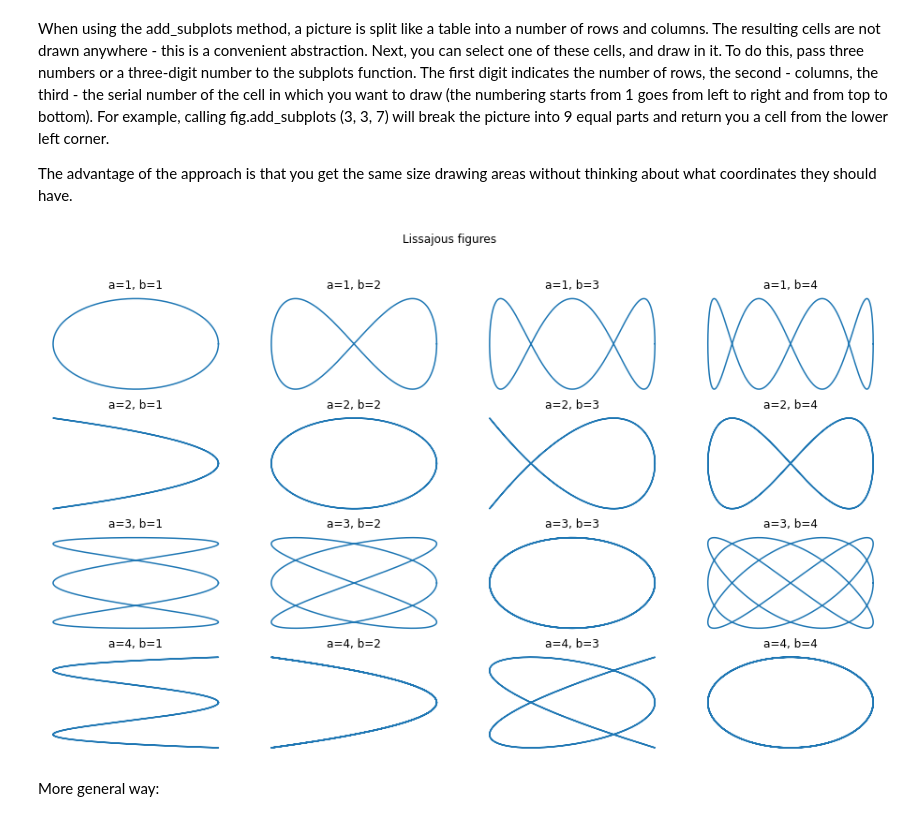
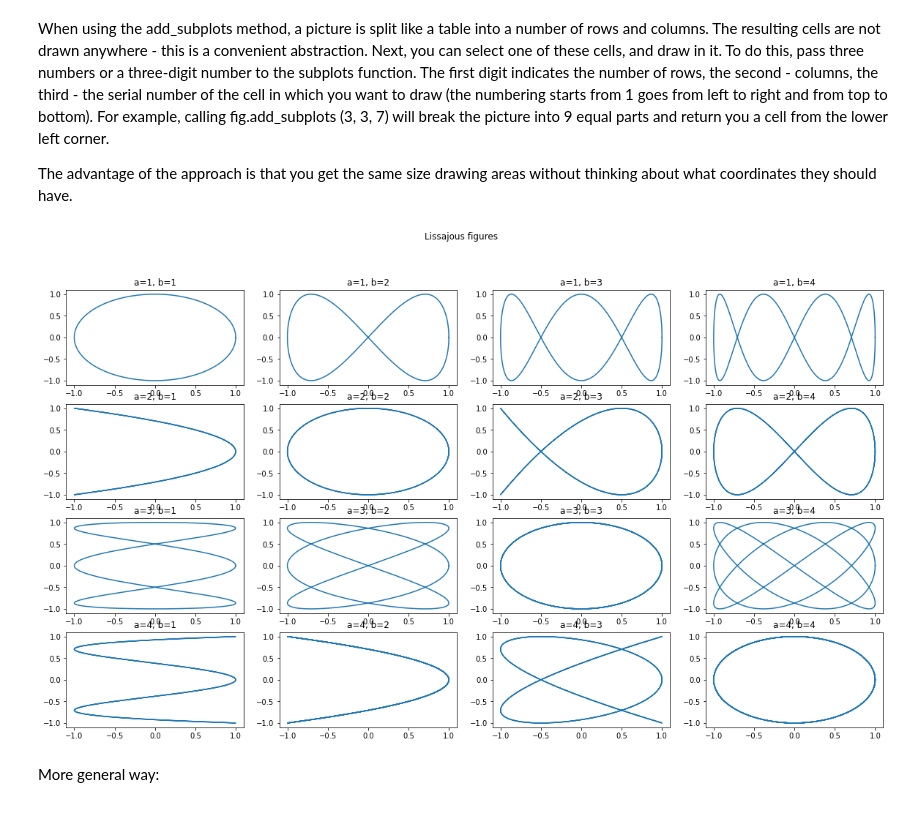
Before and after one commit to girafe-ai/software-development-for-ds, a Jupyter notebook: session12/session12_mpl.ipynb, the cells around one changed output. Cells and saved outputs as stored; diff of their text form; code cells hidden in the pictures.

```diff
--- a/session12/session12_mpl.ipynb
+++ b/session12/session12_mpl.ipynb
@@ -528,33 +550,32 @@ When using the add_subplots method, a picture is split like a table into a numbe
 
 The advantage of the approach is that you get the same size drawing areas without thinking about what coordinates they should have.
 # %%
-
 t = np.linspace(0, 2*np.pi, 1000)
 
 
-fig = plt.figure(figsize=(16, 9))
+fig = plt.figure(figsize=(20, 11))
 fig.suptitle('Lissajous figures')
 
 nrows = 4
 ncols = 4
 
 for a in range(1, nrows + 1):
     for b in range(1, ncols + 1):
         # Choose cell
         ax = fig.add_subplot(nrows, ncols, (a - 1) * ncols + b)
         # Draw a Lissajous curve
         ax.plot(
             np.cos(a*t),
             np.sin(b*t),
         )
         # Remove axis
-        ax.set_axis_off()
+        # ax.set_axis_off()
         # Add title
         ax.set_title('a={}, b={}'.format(a, b))
 
 plt.show()
 # %% [output]
-[figure, old version]
+[figure, new version]
 # %% [markdown]
 More general way:
 # %%
```
Also changed, not shown: parts of 16 cells of this notebook, 4 other files.
